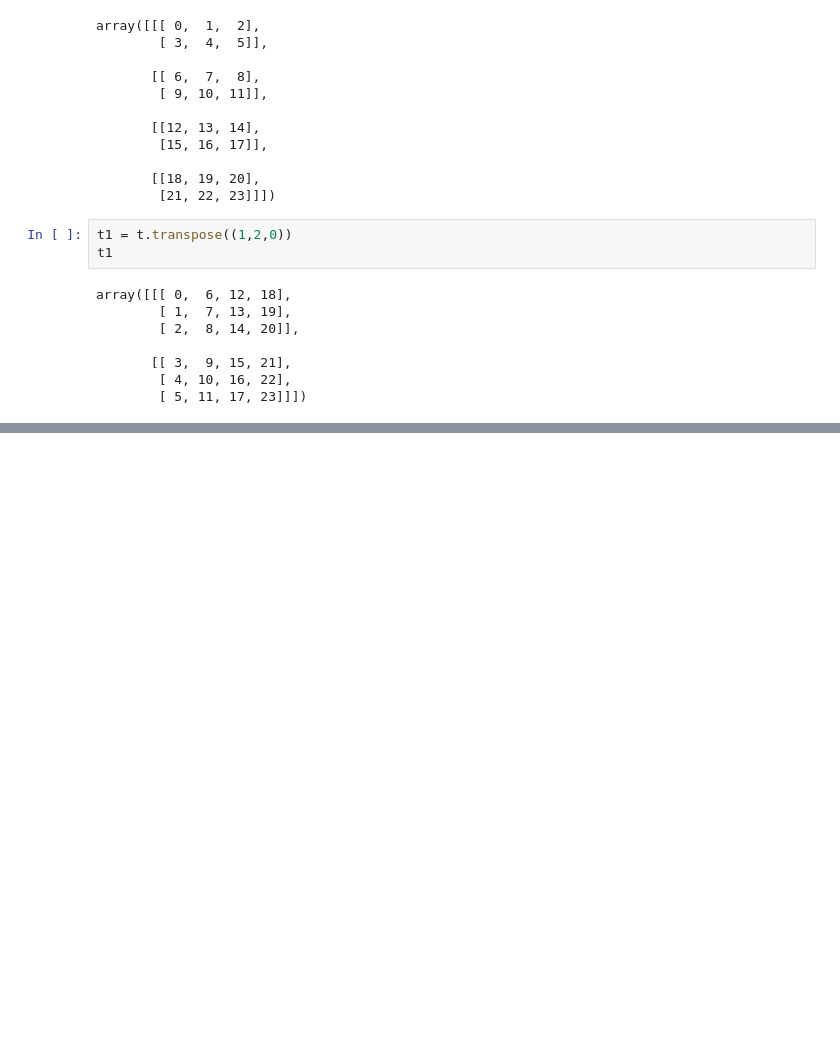
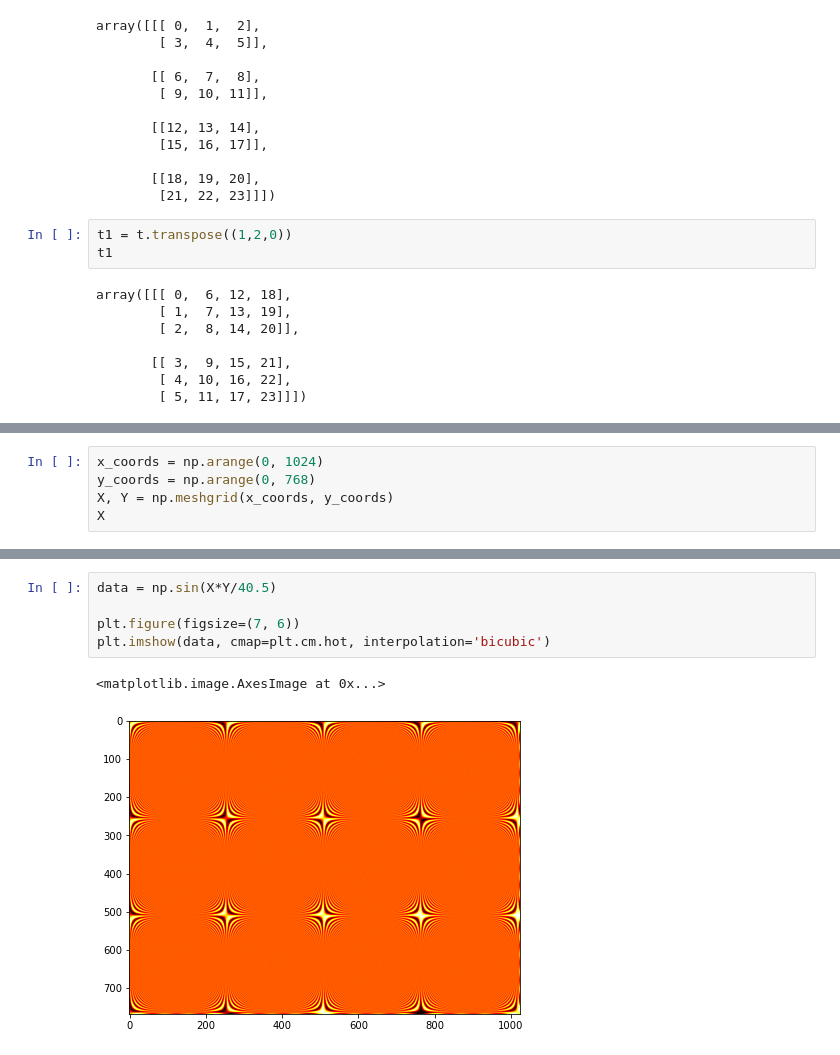
Before and after one commit to umeshraj/hands_on_ml, a Jupyter notebook: utils_numpy_basics.ipynb, the cells around one changed output, grey strips where cells are left out. Saved outputs shown, nothing was run; the diff lists cells and outputs as text; blank space fills up the shorter version.

```diff
--- a/utils_numpy_basics.ipynb
+++ b/utils_numpy_basics.ipynb
@@ -536,0 +550,5 @@ array([[[ 0,  6, 12, 18],
+# %%
+x_coords = np.arange(0, 1024)
+y_coords = np.arange(0, 768)
+X, Y = np.meshgrid(x_coords, y_coords)
+X
@@ -536,0 +573,8 @@ array([[[ 0,  6, 12, 18],
+# %%
+data = np.sin(X*Y/40.5)
+
+plt.figure(figsize=(7, 6))
+plt.imshow(data, cmap=plt.cm.hot, interpolation='bicubic')
+# %% [output]
+<matplotlib.image.AxesImage at 0x...>
+[figure, added]
```
Also changed, not shown: parts of 9 cells of this notebook, 1 other file.
